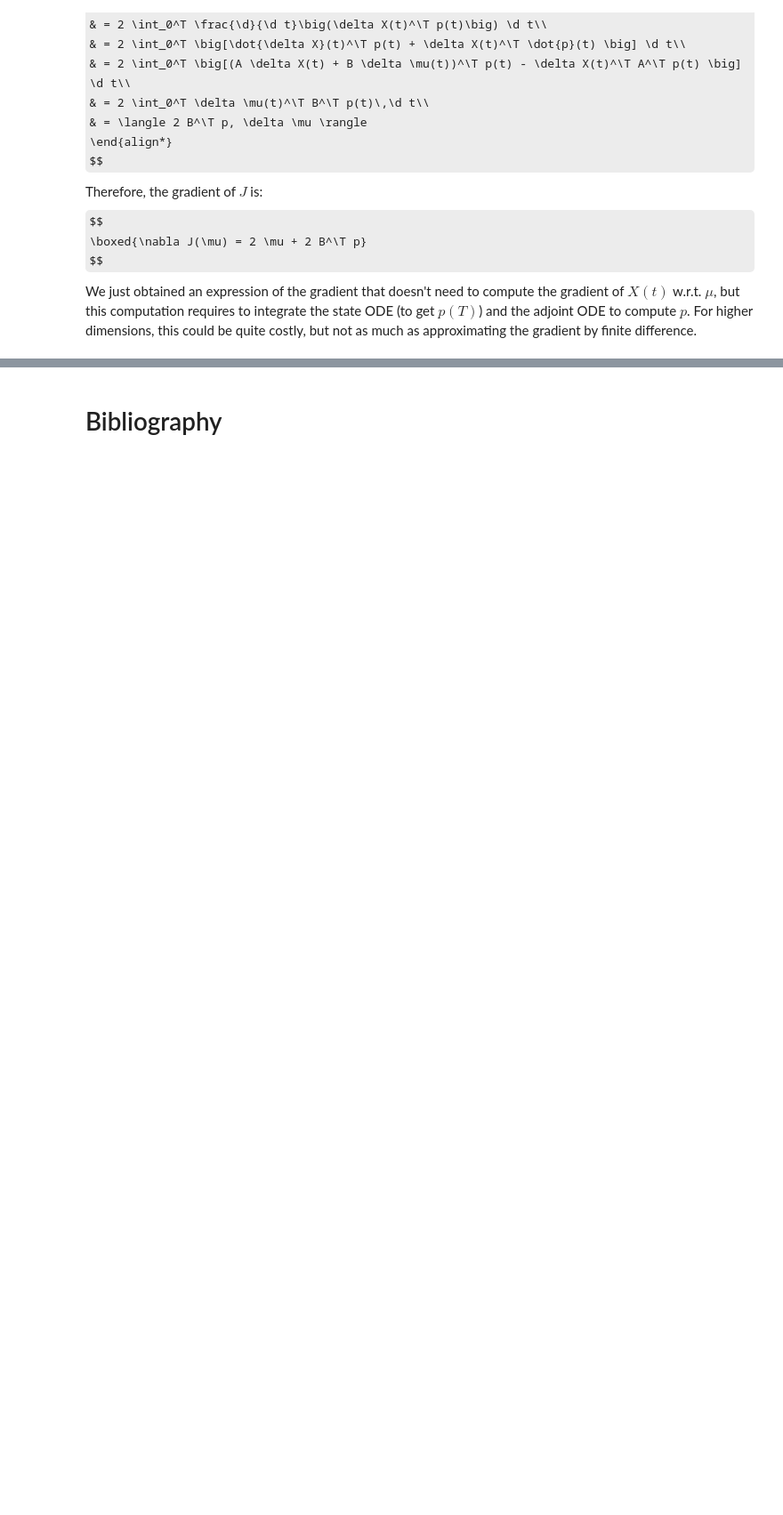
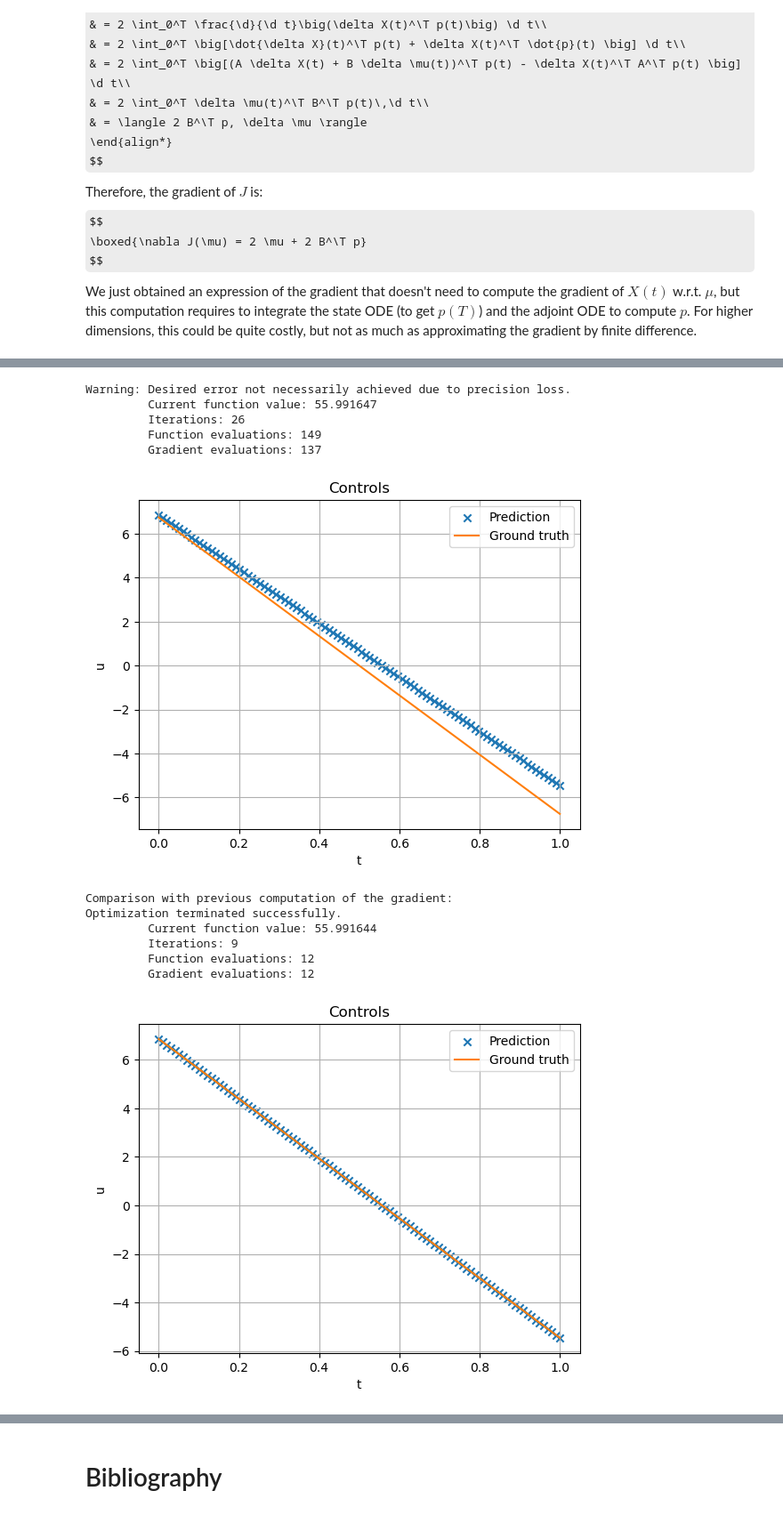
Before and after one commit to TheiloT/RL-accelerated-cart, a Jupyter notebook: TL-RL-toy-problem.ipynb, the cells around one changed output, grey strips where cells are left out. Shown: that part at 89% size. Cells and saved outputs as stored; diff of their text form; code cells hidden in the pictures; some formulas as TeX source; blank space fills up the shorter version.

```diff
--- a/TL-RL-toy-problem.ipynb
+++ b/TL-RL-toy-problem.ipynb
@@ -418,7 +440,7 @@ def solve_by_bfgs(x_0, m):
 
     :param float x_0: Initial condition.
     :param float m: Estimation of the mass.
-    :return np.ndarray[float]:
+    :return np.ndarray[float]: The optimal control.
     """
     res = minimize(lambda u: J(u, x_0, m), np.zeros(N), method='BFGS', jac=lambda u: grad_J(u, x_0, m), options={'disp': True})
     return res.x
@@ -551,0 +645,31 @@ We just obtained an expression of the gradient that doesn't need to compute the
+# %%
+def solve_by_bfgs_adjoint_method(x_0, m):
+    """Solves the control problem using BFGS, with initial condition x_0 and estimated mass m, and using the adjoint method to compute the gradient of J.
+
+    :param float x_0: Initial condition.
+    :param float m: Estimation of the mass.
+    :return np.ndarray[float]: The optimal control.
+    """
+    res = minimize(lambda u: J(u, x_0, m), np.zeros(N), method='BFGS', jac=lambda u: grad_J_adjoint(u, x_0, m), options={'disp': True})
+    return res.x
+
+adjoint_bfgs_u = solve_by_bfgs_adjoint_method(x_0, M_ESTIMATED)
+_, _, gt_u = ground_truth_sample(x_0=x_0, res=N)
+plot_control(predicted_u=adjoint_bfgs_u, gt_u=gt_u, T=T)
+print("Comparison with previous computation of the gradient:")
+bfgs_u = solve_by_bfgs(x_0, M_ESTIMATED)
+plot_control(predicted_u=adjoint_bfgs_u, gt_u=bfgs_u, T=T)
+# %% [output]
+Warning: Desired error not necessarily achieved due to precision loss.
+         Current function value: 55.991647
+         Iterations: 26
+         Function evaluations: 149
+         Gradient evaluations: 137
+[figure, added]
+Comparison with previous computation of the gradient:
+Optimization terminated successfully.
+         Current function value: 55.991644
+         Iterations: 9
+         Function evaluations: 12
+         Gradient evaluations: 12
+[figure, added]
```
Also changed, not shown: parts of 21 cells of this notebook, 4 other files.
